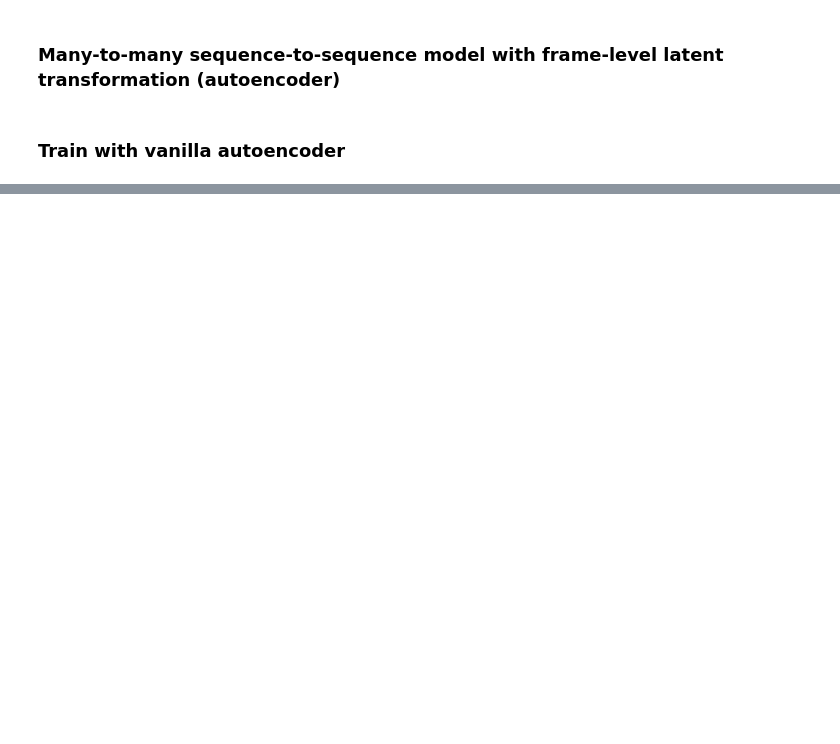
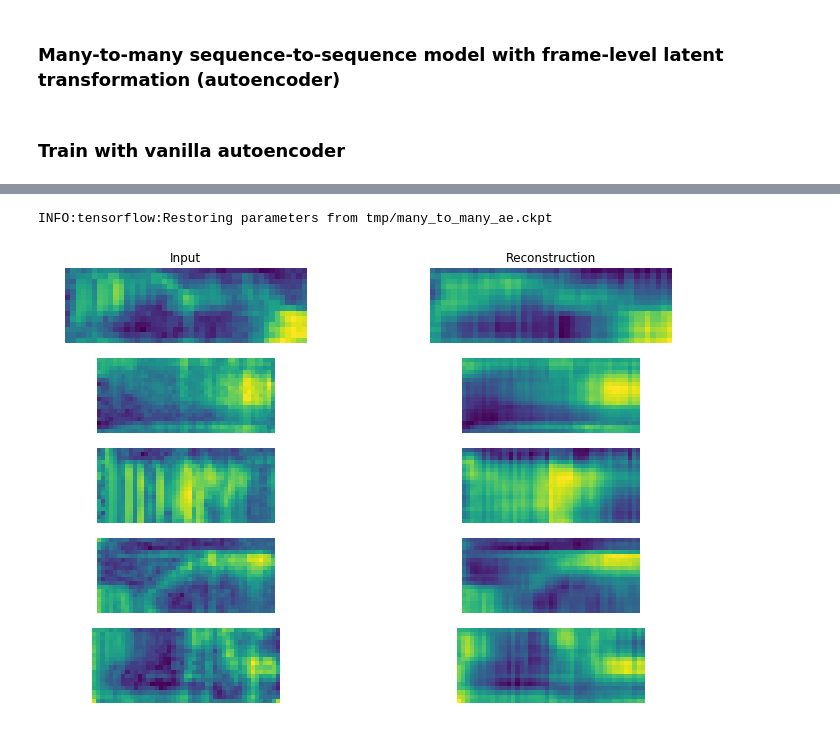
Before and after one commit to kamperh/suzerospeech2019, a Jupyter notebook: notebooks/19_02_01_RPE_example_vq-vae_and_cat-vae.ipynb, the cells around one changed output, grey strips where cells are left out. Cells and saved outputs as stored; diff of their text form; code cells hidden in the pictures; blank space fills up the shorter version.

```diff
--- a/notebooks/19_02_01_RPE_example_vq-vae_and_cat-vae.ipynb
+++ b/notebooks/19_02_01_RPE_example_vq-vae_and_cat-vae.ipynb
@@ -125,7 +224,7 @@ n_buckets = 3
 
 # Model parameters
 # ----------------
-dim_features = dim_frame
+dim_features = dim_frame_feats
 encoder_hidden_units = [10]
 decoder_hidden_units = [10]  # [400 + d_speaker_embedding, 400, 400]
 latent_transform = ae.build_autoencoder
@@ -140,11 +239,11 @@ rnn_type = "gru"  # "lstm", "gru" or "rnn"
 
 # Many-to-many autoencoder model
 # ------------------------------
-x_input = tf.placeholder(TF_FLOAT_DTYPE, [None, None, dim_features], name="x_input")
-x_lengths = tf.placeholder(TF_INT_DTYPE, [None], name="x_lengths")
+x_input_tf = tf.placeholder(TF_FLOAT_DTYPE, [None, None, dim_features], name="x_input")
+x_lengths_tf = tf.placeholder(TF_INT_DTYPE, [None], name="x_lengths")
 
 network_dict = build_multi_layer_many_to_many_with_latent(
-    x_input, x_lengths, encoder_hidden_units, decoder_hidden_units, latent_transform, latent_kwargs,
+    x_input_tf, x_lengths_tf, encoder_hidden_units, decoder_hidden_units, latent_transform, latent_kwargs,
     rnn_cell="lstm", rnn_cell_kwargs=None, keep_prob=1., decoder_conditioning=None)
 
 encoder_output = network_dict["encoder_output"]
@@ -154,12 +253,12 @@ z_latent = tf.reshape(latent_output["z"], [-1, max_length, latent_kwargs["z_unit
 decoder_output = network_dict["decoder_output"]
 mask = network_dict["mask"]
 
-decoder_output *= tf.expand_dims(mask, -1)  # @hkamper: why ???
+decoder_output *= tf.expand_dims(mask, -1)  # doubly make sure that output is zero where input was padded
 
 # Reconstruction loss
 # https://danijar.com/variable-sequence-lengths-in-tensorflow/
 loss = tf.reduce_mean(
-    tf.reduce_sum(tf.reduce_mean(tf.square(x_input - decoder_output), -1), -1) / tf.reduce_sum(mask, 1))
+    tf.reduce_sum(tf.reduce_mean(tf.square(x_input_tf - decoder_output), -1), -1) / tf.reduce_sum(mask, 1))
 
 optimiser = tf.train.AdamOptimizer(learning_rate=learning_rate).minimize(loss)
 
@@ -211,0 +295,35 @@ show_graph(tf.get_default_graph())
+# %%
+# Embed test data
+test_batch_iterator = batching.BucketRNNBatcher(test_x_data, batch_size, n_buckets, False)
+
+saver = tf.train.Saver()
+with tf.Session() as session:
+    saver.restore(session, model_file)
+    for batch_x_padded, batch_x_lengths in test_batch_iterator:
+        np_x = batch_x_padded
+        np_x_lengths = batch_x_lengths
+        np_z = session.run(
+            [z_latent], feed_dict={x_input_tf: np_x, x_lengths_tf: np_x_lengths}
+            )[0]
+        np_y = session.run(
+            [decoder_output], feed_dict={x_input_tf: np_x, x_lengths_tf: np_x_lengths}
+            )[0]
+        break  # single batch
+# %% [output]
+INFO:tensorflow:Restoring parameters from tmp/many_to_many_ae.ckpt
+# %%
+# Plot reconstruction
+plt.figure(figsize=(12, 8))
+for i in range(5):
+    plt.subplot(5, 2, 2*i + 1)
+    if i == 0:
+        plt.title("Input")
+    plt.imshow(np_x[i][:np_x_lengths[i]])
+    plt.axis("off")
+    plt.subplot(5, 2, 2*i + 2)
+    if i == 0:
+        plt.title("Reconstruction")
+    plt.imshow(np_y[i][:np_x_lengths[i]])
+    plt.axis("off")
+# %% [output]
+[figure, added]
```
Also changed, not shown: parts of 17 cells of this notebook, 2 other files.
